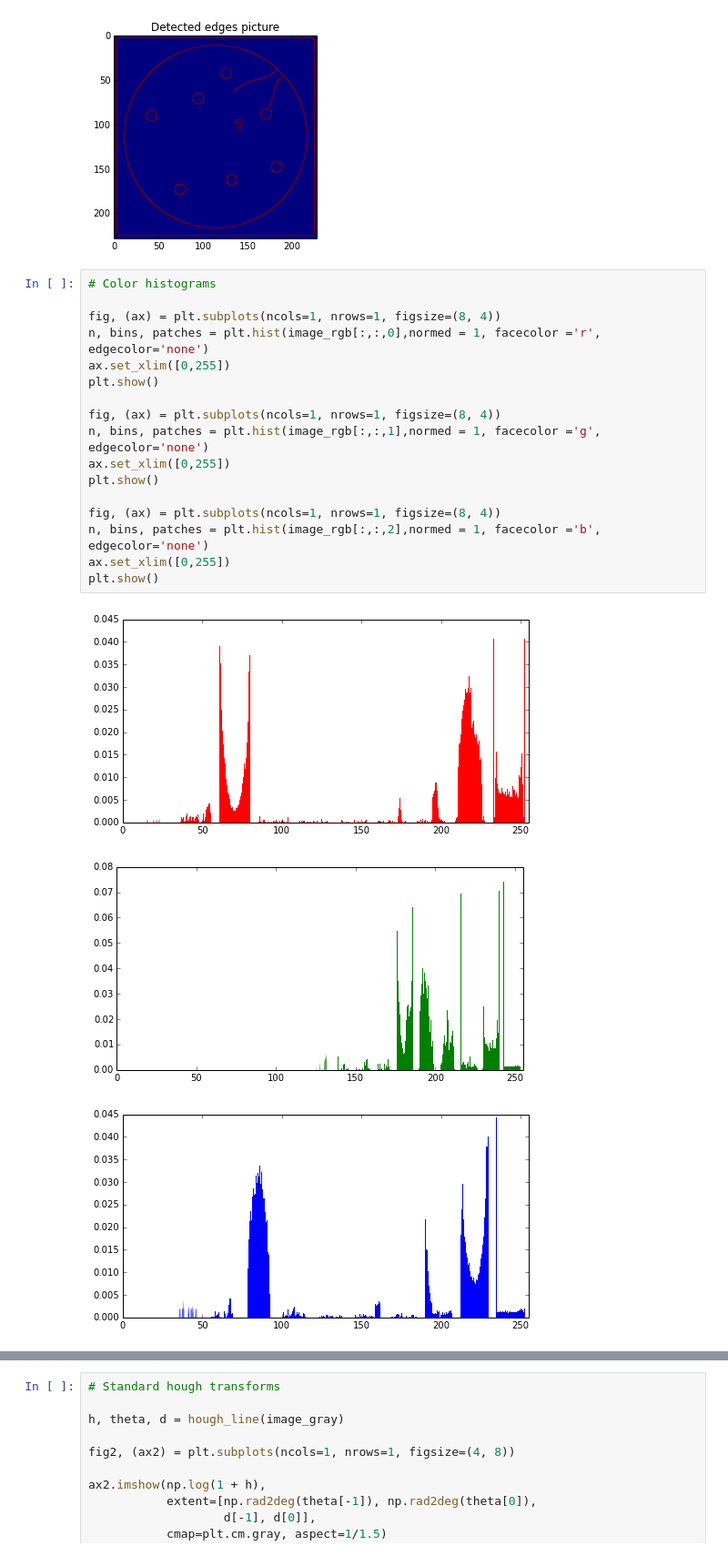
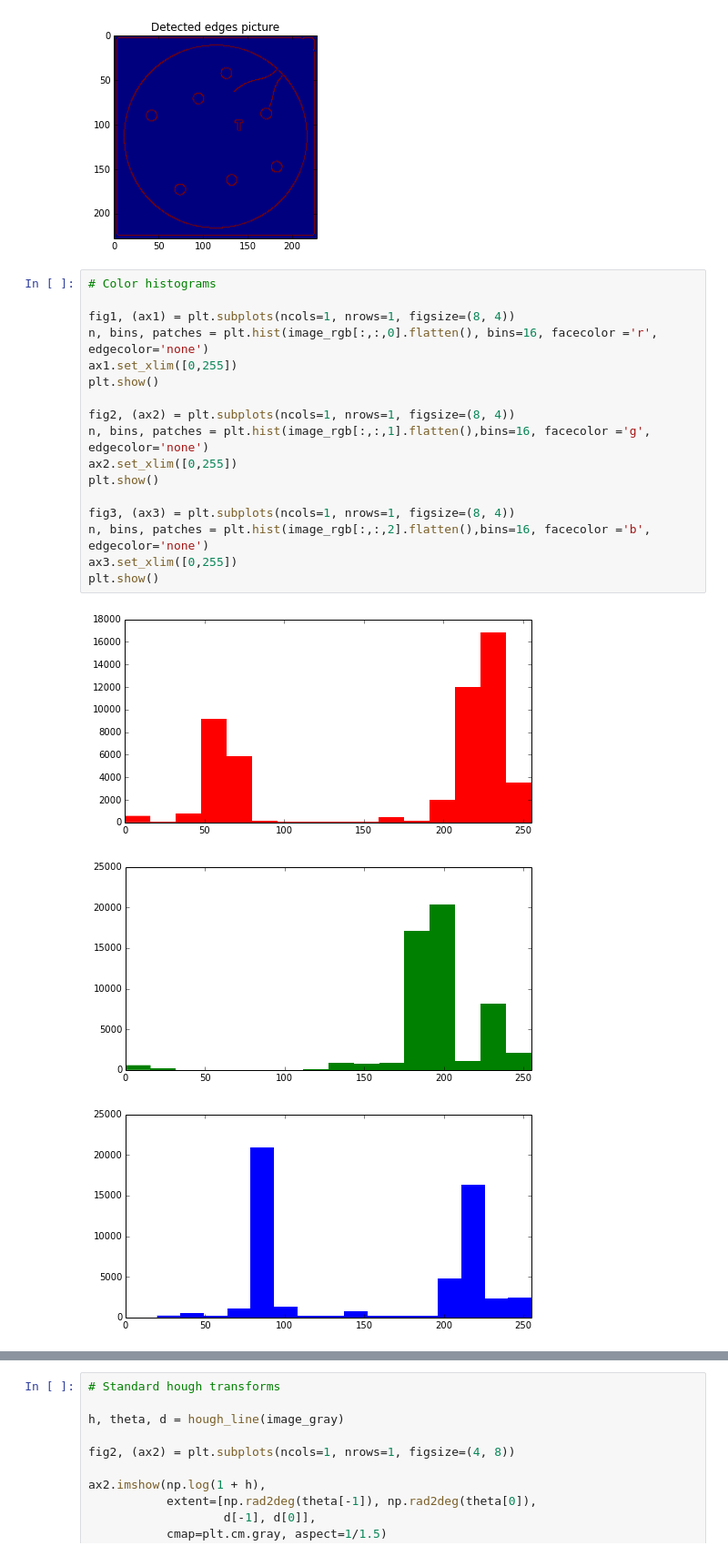
Before and after one commit to dinob0t/pp_class, a Jupyter notebook: pp_analysis.ipynb, the cells around one changed output, grey strips where cells are left out. Shown: that part at 91% size. Saved outputs shown, nothing was run; the diff lists cells and outputs as text.

```diff
--- a/pp_analysis.ipynb
+++ b/pp_analysis.ipynb
@@ -47,21 +47,21 @@ plt.show()
 # %%
 # Color histograms
 
-fig, (ax) = plt.subplots(ncols=1, nrows=1, figsize=(8, 4))
-n, bins, patches = plt.hist(image_rgb[:,:,0],normed = 1, facecolor ='r', edgecolor='none')
-ax.set_xlim([0,255])
+fig1, (ax1) = plt.subplots(ncols=1, nrows=1, figsize=(8, 4))
+n, bins, patches = plt.hist(image_rgb[:,:,0].flatten(), bins=16, facecolor ='r', edgecolor='none')
+ax1.set_xlim([0,255])
 plt.show()
 
-fig, (ax) = plt.subplots(ncols=1, nrows=1, figsize=(8, 4))
-n, bins, patches = plt.hist(image_rgb[:,:,1],normed = 1, facecolor ='g', edgecolor='none')
-ax.set_xlim([0,255])
+fig2, (ax2) = plt.subplots(ncols=1, nrows=1, figsize=(8, 4))
+n, bins, patches = plt.hist(image_rgb[:,:,1].flatten(),bins=16, facecolor ='g', edgecolor='none')
+ax2.set_xlim([0,255])
 plt.show()
 
-fig, (ax) = plt.subplots(ncols=1, nrows=1, figsize=(8, 4))
-n, bins, patches = plt.hist(image_rgb[:,:,2],normed = 1, facecolor ='b', edgecolor='none')
-ax.set_xlim([0,255])
+fig3, (ax3) = plt.subplots(ncols=1, nrows=1, figsize=(8, 4))
+n, bins, patches = plt.hist(image_rgb[:,:,2].flatten(),bins=16, facecolor ='b', edgecolor='none')
+ax3.set_xlim([0,255])
 plt.show()
 # %% [output]
-[figure, old version]
+[figure, new version]
-[figure, old version]
+[figure, new version]
-[figure, old version]
+[figure, new version]
```
Also changed, not shown: parts of 1 cell of this notebook, 1 other file.
